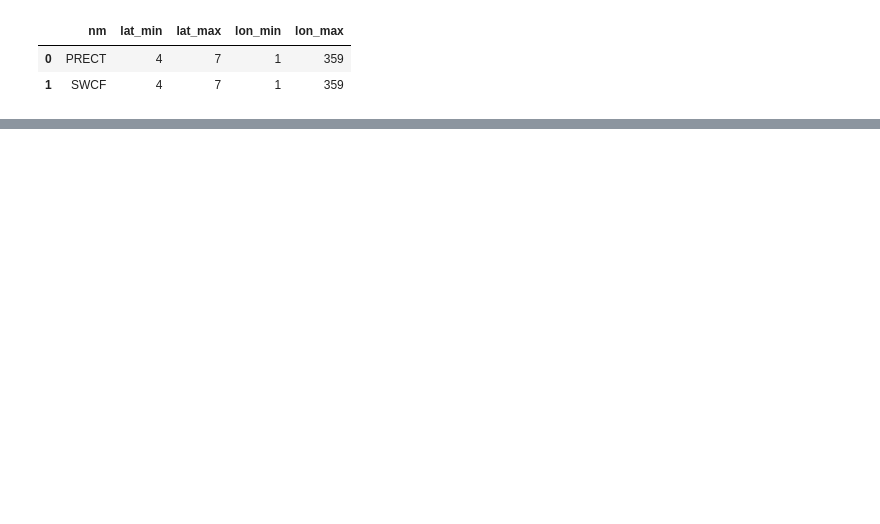
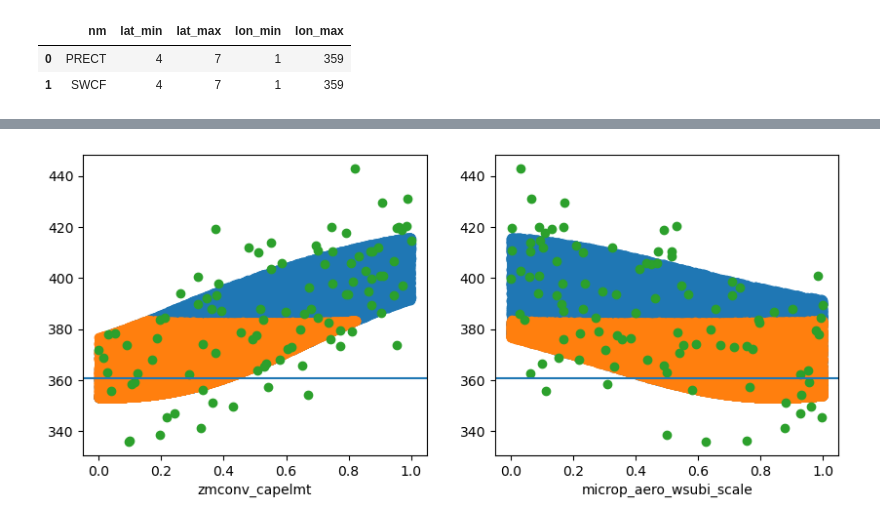
Before and after one commit to yiqioyang/proj2dhullsampler, a Jupyter notebook: notebooks/prepare.ipynb, the cells around one changed output, grey strips where cells are left out. Cells and saved outputs as stored; diff of their text form; code cells hidden in the pictures; blank space fills up the shorter version.

```diff
--- a/notebooks/prepare.ipynb
+++ b/notebooks/prepare.ipynb
@@ -85 +65,6 @@ test_case.load_mask(threshold_level=2.0)
+# %%
+test_case.load_mask(threshold_level = 1.5)
+test_case.visualize_check('filter_precip099')
+# %% [output]
+[figure, added]
 # %%
```
Also changed, not shown: parts of 15 cells of this notebook.
